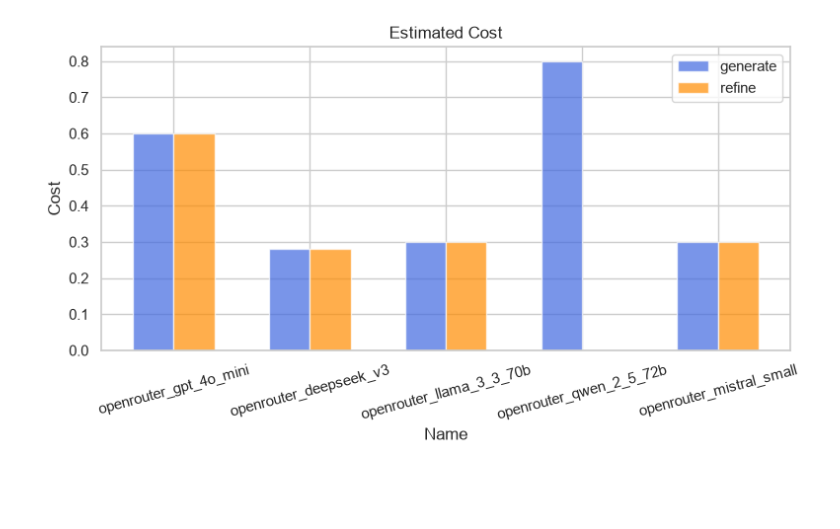
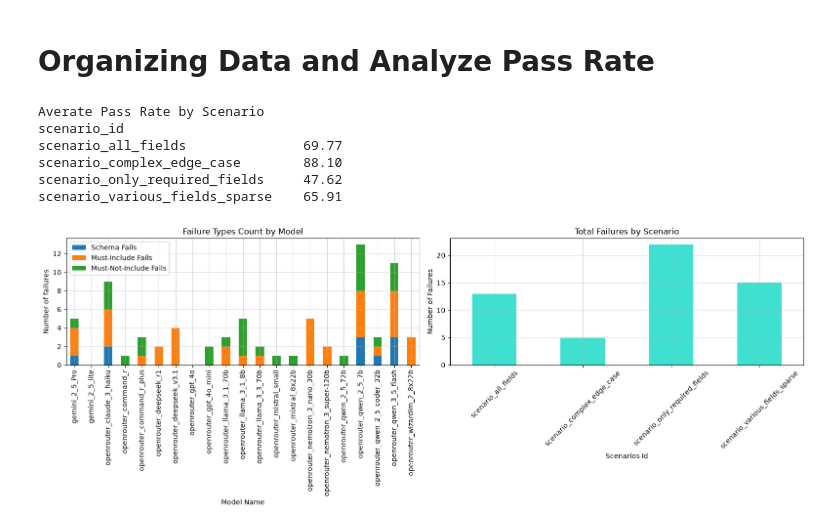
Before and after one commit to AlexDaPiggie/LinkedIn_Job_Description_GenAI, a Jupyter notebook: src/evaluation/Model_Comparison_Analysis.ipynb, the cells around one changed output. Saved outputs shown, nothing was run; the diff lists cells and outputs as text; code cells hidden in the pictures; blank space fills up the shorter version.

Commit message:
Evaluated models, updated sequence, fixing the database

```diff
--- a/src/evaluation/Model_Comparison_Analysis.ipynb
+++ b/src/evaluation/Model_Comparison_Analysis.ipynb
@@ -187,13 +20,59 @@ plt.show()
-# %%
-plt.figure (figsize = (9, 4))
-plt.bar(x - width / 2, gen_cost, width, label = 'generate', alpha = 0.7, color = 'royalblue')
-plt.bar(x + width / 2, ref_cost, width, label = 'refine', alpha = 0.7, color = 'darkorange')
-
-plt.title ("Estimated Cost")
-plt.xticks(x, models, rotation = 15)
-plt.xlabel('Name')
-plt.ylabel ('Cost')
-plt.legend()
-plt.show()
-# %% [output]
-[figure, removed]
+# %% [markdown]
+# Organizing Data and Analyze Pass Rate
+# %%
+df['passed'] = df['schema_pass'] & df['must_include_pass'] & df['must_not_include_pass']
+
+pass_rate_by_scenario = df.groupby('scenario_id')['passed'].mean() * 100
+print ('Averate Pass Rate by Scenario')
+print (pass_rate_by_scenario.round(2).to_string())
+# %% [output]
+Averate Pass Rate by Scenario
+scenario_id
+scenario_all_fields               69.77
+scenario_complex_edge_case        88.10
+scenario_only_required_fields     47.62
+scenario_various_fields_sparse    65.91
+# %%
+failures = df[~df['passed']][[
+    'model_name',
+    'scenario_id',
+    'schema_pass',
+    'must_include_pass',
+    'must_not_include_pass',
+]]
+
+model_failures = df.groupby ('model_name')[
+[
+    'schema_pass',
+    'must_include_pass',
+    'must_not_include_pass',
+]].apply (
+    lambda x: (x == False).sum()
+)
+# %%
+_, (ax1, ax2) = plt.subplots (1, 2, figsize = (16, 6))
+model_failures.plot(
+    kind = 'bar',
+    stacked = True,
+    ax = ax1,
+)
+
+ax1.set_title('Failure Types Count by Model')
+ax1.set_ylabel('Number of failures')
+ax1.set_xlabel('Model Name')
+ax1.legend(['Schema Fails', 'Must-Include Fails', 'Must-Not-Include Fails'])
+
+scenario_failures = df.groupby('scenario_id')['passed'].apply(
+    lambda x: (x == False).sum()
+)
+scenario_failures.plot (kind = 'bar', color = 'turquoise', ax = ax2)
+ax2.set_title ('Total Failures by Scenario')
+ax2.set_ylabel('Number of Failures')
+ax2.set_xlabel('Scenarios Id')
+ax2.tick_params(axis = 'x', rotation = 45)
+
+ax1.grid(True, alpha = 0.5), ax2.grid(True, alpha = 0.5)
+plt.tight_layout()
+plt.show()
+# %% [output]
+[figure, added]
```
Also changed, not shown: parts of 18 cells of this notebook, 18 other files.
